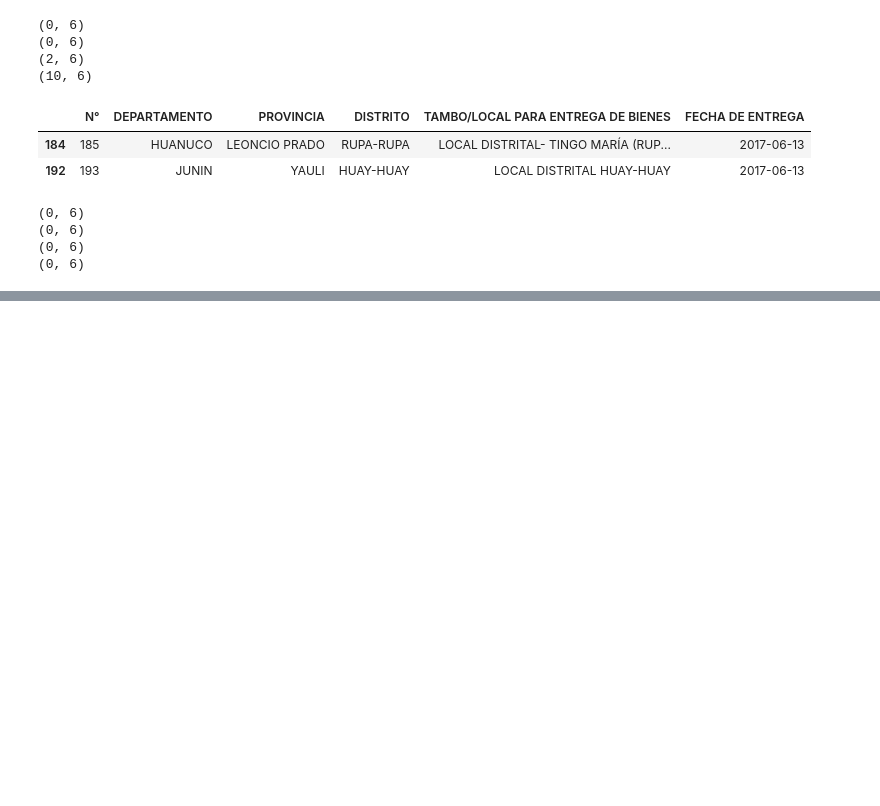
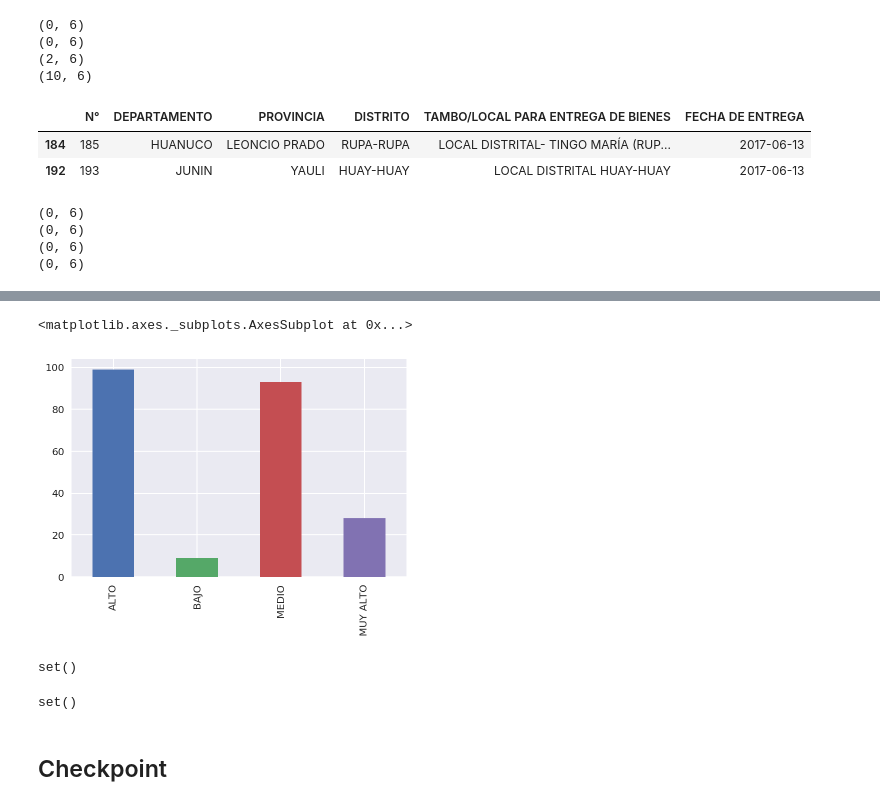
Before and after one commit to Robert-Aduviri/optimizacion-heladas-friaje, a Jupyter notebook: Step 1 - Data Analysis.ipynb, the cells around one changed output, grey strips where cells are left out. Drawn from its saved outputs; the diff is of its cells as text; code cells hidden in the pictures; blank space fills up the shorter version.

```diff
--- a/Step 1 - Data Analysis.ipynb
+++ b/Step 1 - Data Analysis.ipynb
@@ -311,0 +223,15 @@ df_heladas.head()
+# %%
+df_friaje['Nivel de Riesgo MINSA'].value_counts().sort_index().plot.bar()
+# %% [output]
+<matplotlib.axes._subplots.AxesSubplot at 0x...>
+[figure, added]
+# %%
+set(df_zonas['DISTRITO']).difference(pd.concat((df_heladas['Distrito'], df_friaje['Distrito'])))
+# %% [output]
+set()
+# %%
+set(df_tambos['Distrito']).difference(df_zonas['DISTRITO'])
+# %% [output]
+set()
+# %% [markdown]
+## Checkpoint
```
Also changed, not shown: parts of 27 cells of this notebook, 5 other files.
